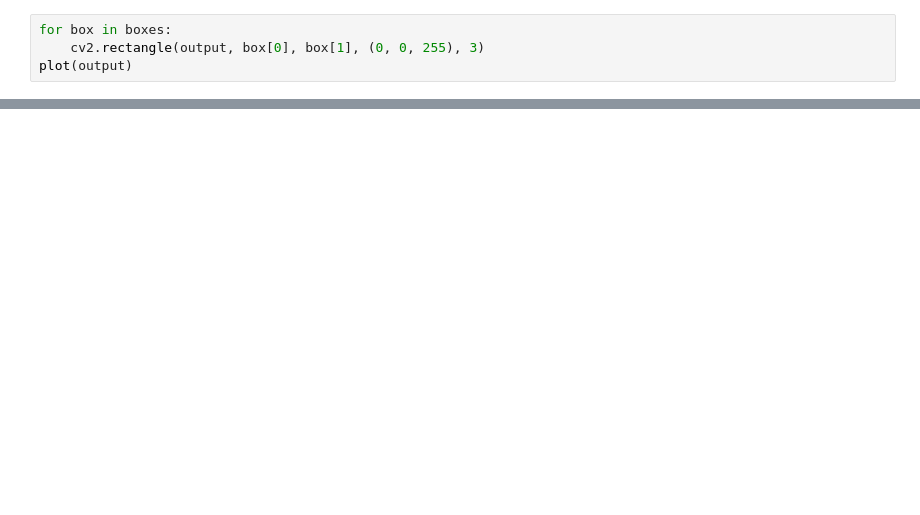
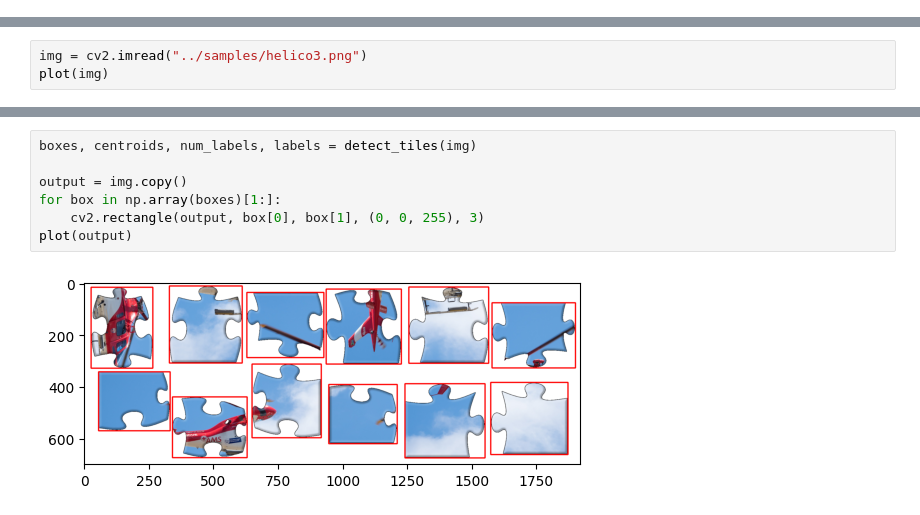
Before and after one commit to Seon82/puzzle_solver, a Jupyter notebook: examples/tile_detection.ipynb, the cells around one changed output, grey strips where cells are left out. Saved outputs shown, nothing was run; the diff lists cells and outputs as text; blank space fills up the shorter version.

```diff
--- a/examples/tile_detection.ipynb
+++ b/examples/tile_detection.ipynb
@@ -18,4 +0,0 @@ boxes, centroids, num_labels, labels = detect_tiles(img)
-# %%
-for box in boxes:
-    cv2.rectangle(output, box[0], box[1], (0, 0, 255), 3)
-plot(output)
@@ -181,0 +17,3 @@ IndexError: list index out of range
+# %%
+img = cv2.imread("../samples/helico3.png")
+plot(img)
@@ -181,0 +22,9 @@ IndexError: list index out of range
+# %%
+boxes, centroids, num_labels, labels = detect_tiles(img)
+
+output = img.copy()
+for box in np.array(boxes)[1:]:
+    cv2.rectangle(output, box[0], box[1], (0, 0, 255), 3)
+plot(output)
+# %% [output]
+[figure, added]
```
Also changed, not shown: parts of 46 cells of this notebook, 9 other files.
